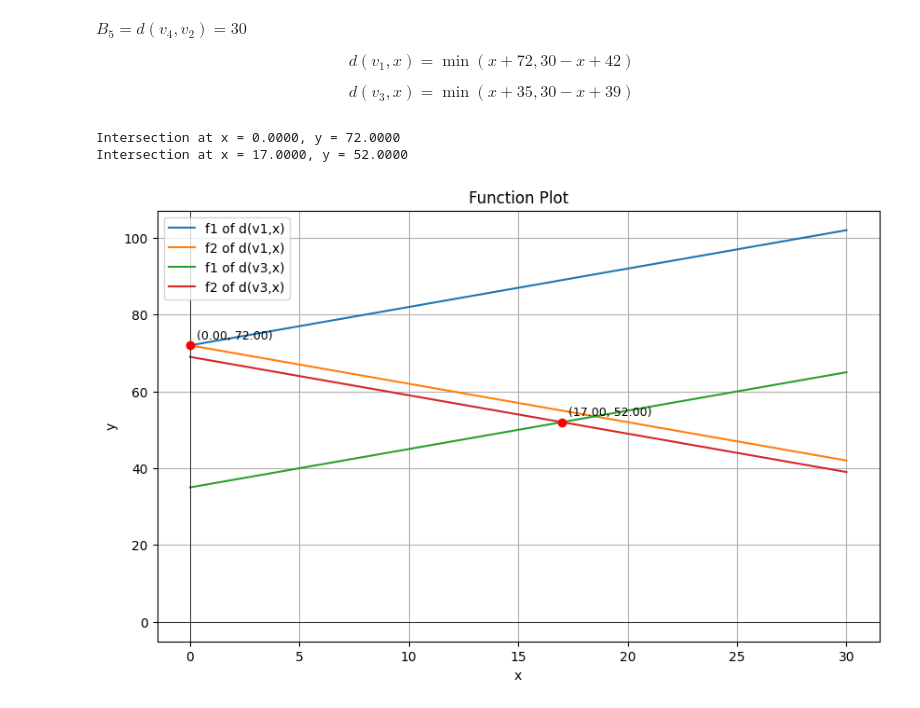
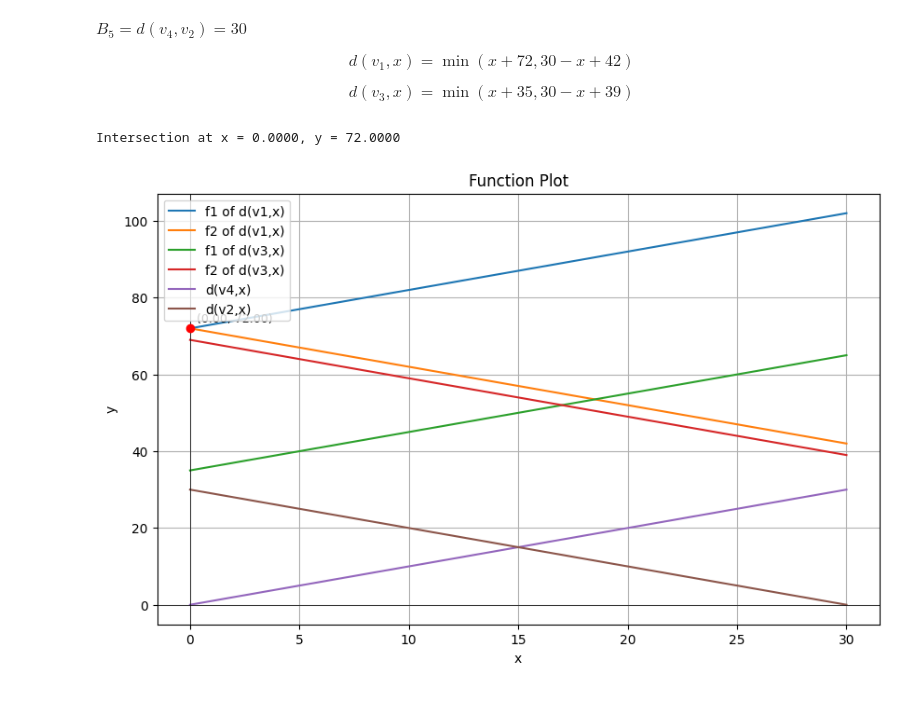
Before and after one commit to Bancie/thuhoach.nckh, a Jupyter notebook: ipynb/location/VDMH Single Center.ipynb, the cells around one changed output. Drawn from its saved outputs; the diff is of its cells as text; code cells hidden in the pictures.

```diff
--- a/ipynb/location/VDMH Single Center.ipynb
+++ b/ipynb/location/VDMH Single Center.ipynb
@@ -59,19 +59,23 @@ $$
 d(v_4, x) = \min (x + 72, 42-x+30)
 $$
 # %%
-
 B1 = FunctionPlotter(0, 42, 100)
 def f1(x): return x + 53
 def f2(x): return 42 - x + 39
 def f3(x): return x + 72
 def f4(x): return 42 - x + 30
+def f5(x): return x
+def f6(x): return 42 - x
 B1.add_function(f2, "f2 of d(v3,x)")
 B1.add_function(f1, "f1 of d(v3,x)")
 B1.add_function(f3, "f1 of d(v4,x)")
 B1.add_function(f4, "f2 of d(v4,x)")
+B1.add_function(f5, "d(v1,x)")
+B1.add_function(f6, "d(v2,x)")
 B1.find_intersection(0, 1)
 B1.find_intersection(2, 3)
 B1.find_intersection(1, 3)
+B1.find_intersection(0, 4)
 B1.plot()
 # %% [output]
 Intersection at x = 14.0000, y = 67.0000
@@ -94,12 +99,15 @@ def f1(x): return x + 42
 def f2(x): return 39 - x + 53
 def f3(x): return x + 30
 def f4(x): return 39 - x + 35
+def f5(x): return x
+def f6(x): return 39 - x
 B2.add_function(f2, "f2 of d(v1,x)")
 B2.add_function(f1, "f1 of d(v1,x)")
 B2.add_function(f3, "f1 of d(v4,x)")
 B2.add_function(f4, "f2 of d(v4,x)")
+B2.add_function(f5, "d(v2,x)")
+B2.add_function(f6, "d(v3,x)")
 B2.find_intersection(0, 1)
-B2.find_intersection(2, 3)
 B2.plot()
 # %% [output]
 Intersection at x = 25.0000, y = 67.0000
@@ -121,13 +128,18 @@ def f1(x): return x + 42
 def f2(x): return 53 - x + 39
 def f3(x): return x + 72
 def f4(x): return 53 - x + 35
+def f5(x): return x
+def f6(x): return 53 - x
 B3.add_function(f2, "f2 of d(v2,x)")
 B3.add_function(f1, "f1 of d(v2,x)")
 B3.add_function(f3, "f1 of d(v4,x)")
 B3.add_function(f4, "f2 of d(v4,x)")
+B3.add_function(f5, "d(v1,x)")
+B3.add_function(f6, "d(v3,x)")
 B3.find_intersection(0, 1)
 B3.find_intersection(2, 3)
 B3.find_intersection(1, 3)
+B3.find_intersection(0, 4)
 B3.plot()
 # %% [output]
 Intersection at x = 25.0000, y = 67.0000
@@ -150,12 +163,15 @@ def f1(x): return x + 53
 def f2(x): return 35 - x + 72
 def f3(x): return x + 39
 def f4(x): return 35 - x + 30
+def f5(x): return x
+def f6(x): return 35 - x
 B4.add_function(f1, "f1 of d(v1,x)")
 B4.add_function(f2, "f2 of d(v1,x)")
 B4.add_function(f3, "f1 of d(v2,x)")
 B4.add_function(f4, "f2 of d(v2,x)")
+B4.add_function(f5, "d(v3,x)")
+B4.add_function(f6, "d(v4,x)")
 B4.find_intersection(0, 1)
-B4.find_intersection(2, 3)
 B4.plot()
 # %% [output]
 Intersection at x = 27.0000, y = 80.0000
@@ -174,17 +189,19 @@ $$
 # %%
 B5 = FunctionPlotter(0, 30, 100)
 def f1(x): return x + 72
 def f2(x): return 30 - x + 42
 def f3(x): return x + 35
 def f4(x): return 30 - x + 39
+def f5(x): return x
+def f6(x): return 30 - x
 B5.add_function(f1, "f1 of d(v1,x)")
 B5.add_function(f2, "f2 of d(v1,x)")
 B5.add_function(f3, "f1 of d(v3,x)")
 B5.add_function(f4, "f2 of d(v3,x)")
+B5.add_function(f5, "d(v4,x)")
+B5.add_function(f6, "d(v2,x)")
 B5.find_intersection(0, 1)
-B5.find_intersection(2, 3)
 B5.plot()
 # %% [output]
 Intersection at x = 0.0000, y = 72.0000
-Intersection at x = 17.0000, y = 52.0000
-[figure, old version]
+[figure, new version]
```
Also changed, not shown: parts of 6 cells of this notebook.
